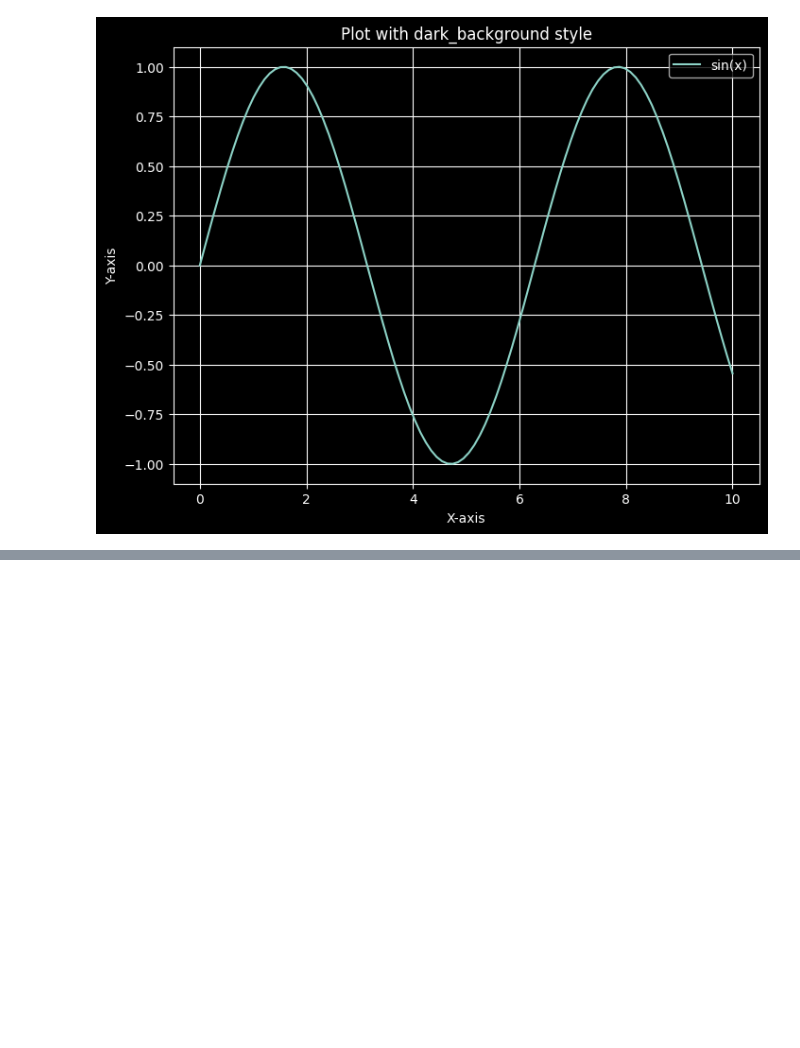
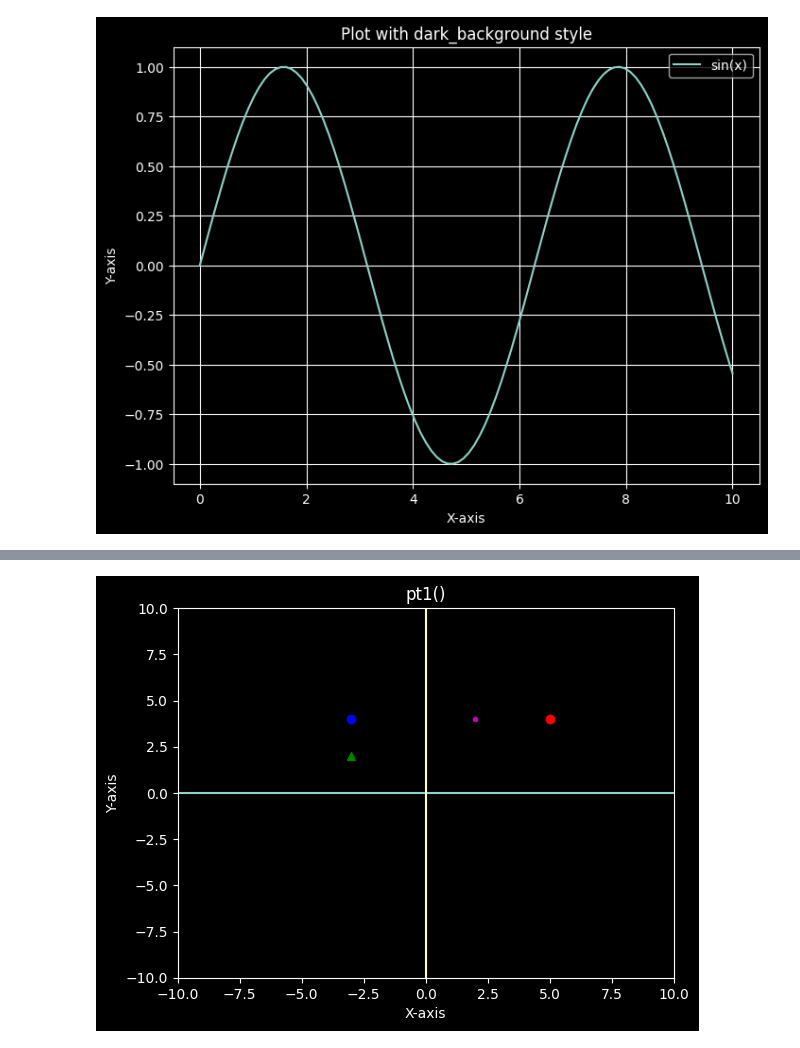
Before and after one commit to xyizko/xo-mathz, a Jupyter notebook: nb/yt-fca-1.1.ipynb, the cells around one changed output, grey strips where cells are left out. Cells and saved outputs as stored; diff of their text form; code cells hidden in the pictures; blank space fills up the shorter version.

```diff
--- a/nb/yt-fca-1.1.ipynb
+++ b/nb/yt-fca-1.1.ipynb
@@ -136,0 +223,47 @@ plt1()
+# %%
+# Plotting points
+# --- Imports ---
+
+import matplotlib.pyplot as plt
+
+# --- Funtiions ---
+
+def plt1():
+
+    # Defining axis
+    xmin = -10
+    xmax = +10
+    ymin = -10
+    ymax = +10
+
+
+    # Dark style
+    plt.style.use('dark_background')
+    fig, ax = plt.subplots()
+
+    # Labels
+    ax.set_xlabel('X-axis')
+    ax.set_ylabel('Y-axis')
+    ax.set_title('pt1()')
+
+    # plots dimensions
+    plt.axis([xmin, xmax, ymin, ymax])
+
+    # Draw Axis Lines
+    plt.plot([xmin,xmax],[0,0])
+    plt.plot([0,0],[ymin,ymax])
+
+    # Plotting points
+    plt.plot([5],[4], 'ro') # ro = red circle
+    plt.plot([2],[4], 'm.') # m. = Magenta Dot
+    plt.plot([-3],[4], 'bo') # bo = Bleu Circle
+    plt.plot([-3],[2], 'g^') # m. = Green Triangle
+
+
+    # Show plot function
+    plt.show()
+
+# --- Execution ---
+plt1()
+# %% [output]
+[figure, added]
```
Also changed, not shown: parts of 2 cells of this notebook.
